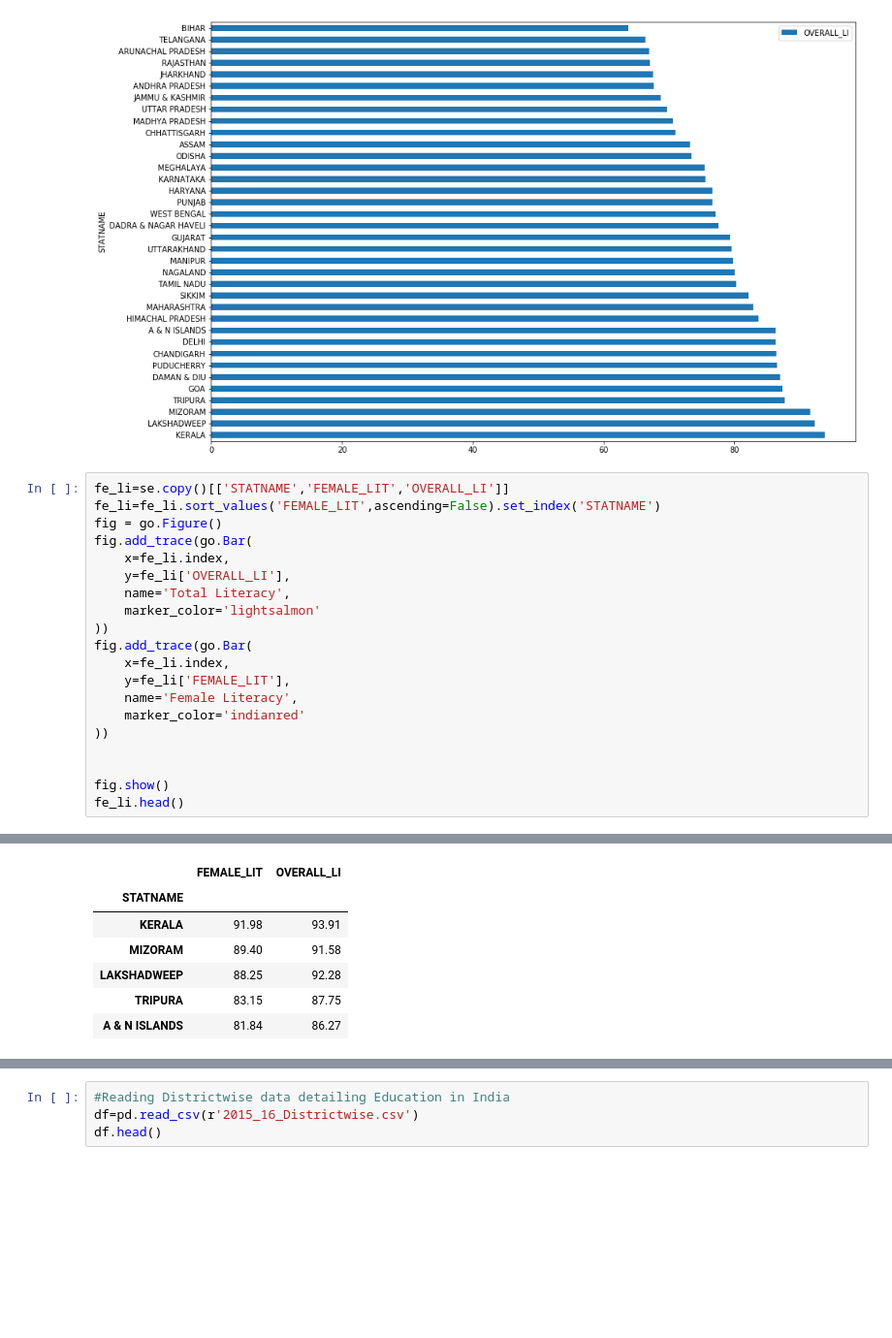
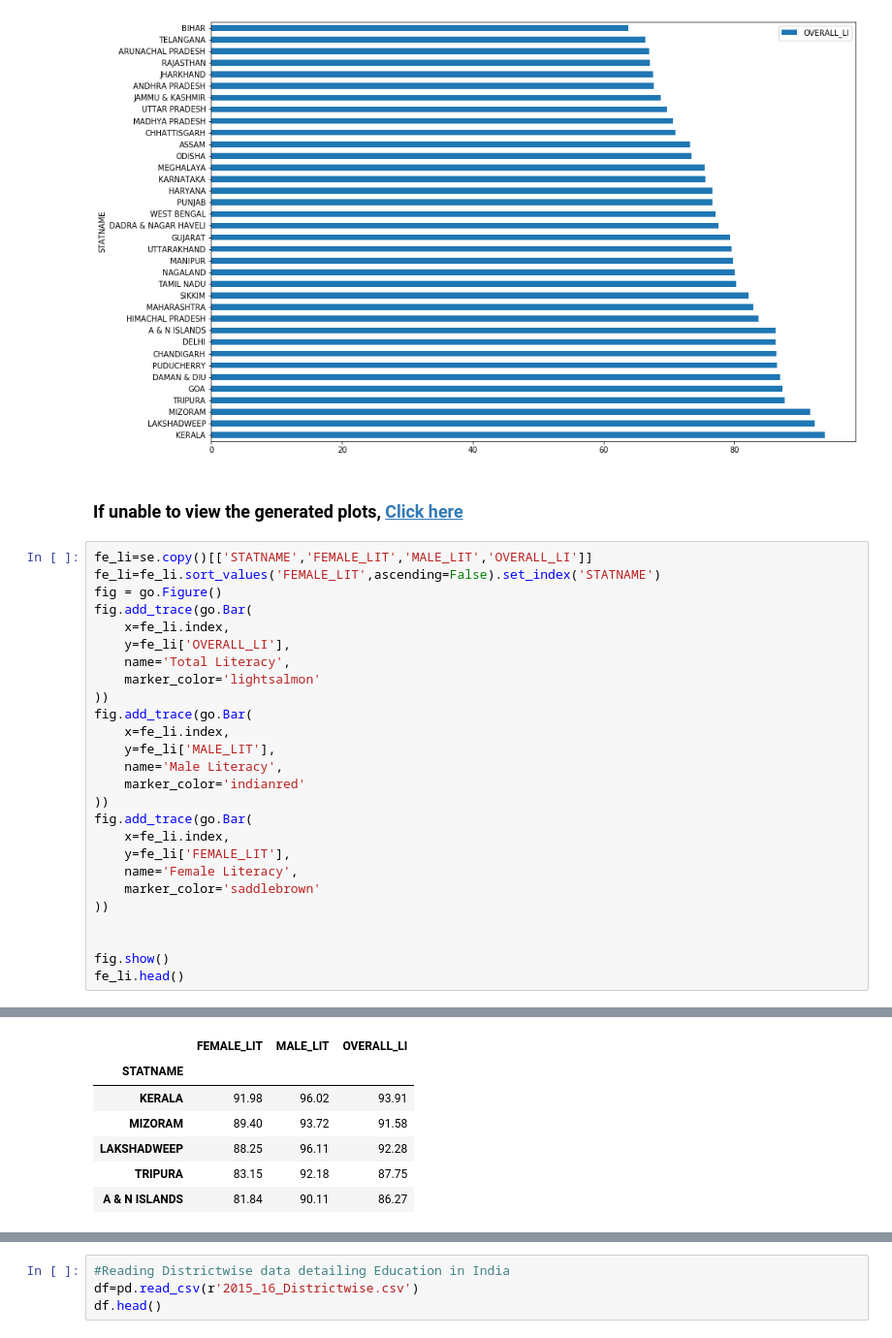
Before and after one commit to rishabh-runwal/education-india, a Jupyter notebook: Education-India.ipynb, the cells around one changed output, grey strips where cells are left out. Shown at 97% size. Drawn from its saved outputs; the diff is of its cells as text; blank space fills up the shorter version.

```diff
--- a/Education-India.ipynb
+++ b/Education-India.ipynb
@@ -50,8 +50,10 @@ lit.plot.barh(figsize=(15,10))
 plt.show()
 # %% [output]
 [figure]
+# %% [markdown]
+### If unable to view the generated plots, [Click here](https://nbviewer.jupyter.org/github/rishabh-runwal/education-india/blob/master/Education-India.ipynb)
 # %%
-fe_li=se.copy()[['STATNAME','FEMALE_LIT','OVERALL_LI']]
+fe_li=se.copy()[['STATNAME','FEMALE_LIT','MALE_LIT','OVERALL_LI']]
 fe_li=fe_li.sort_values('FEMALE_LIT',ascending=False).set_index('STATNAME')
 fig = go.Figure()
 fig.add_trace(go.Bar(
@@ -62,9 +64,15 @@ fig.add_trace(go.Bar(
 ))
 fig.add_trace(go.Bar(
     x=fe_li.index,
+    y=fe_li['MALE_LIT'],
+    name='Male Literacy',
+    marker_color='indianred'
+))
+fig.add_trace(go.Bar(
+    x=fe_li.index,
     y=fe_li['FEMALE_LIT'],
     name='Female Literacy',
-    marker_color='indianred'
+    marker_color='saddlebrown'
 ))
 
 
@@ -76,7 +83,7 @@ fe_li.head()
-|  | FEMALE_LIT | OVERALL_LI |
-| STATNAME |  |  |
-| KERALA | 91.98 | 93.91 |
-| MIZORAM | 89.40 | 91.58 |
-| LAKSHADWEEP | 88.25 | 92.28 |
-| TRIPURA | 83.15 | 87.75 |
-| A & N ISLANDS | 81.84 | 86.27 |
+|  | FEMALE_LIT | MALE_LIT | OVERALL_LI |
+| STATNAME |  |  |  |
+| KERALA | 91.98 | 96.02 | 93.91 |
+| MIZORAM | 89.40 | 93.72 | 91.58 |
+| LAKSHADWEEP | 88.25 | 96.11 | 92.28 |
+| TRIPURA | 83.15 | 92.18 | 87.75 |
+| A & N ISLANDS | 81.84 | 90.11 | 86.27 |
```
Also changed, not shown: parts of 4 cells of this notebook.
